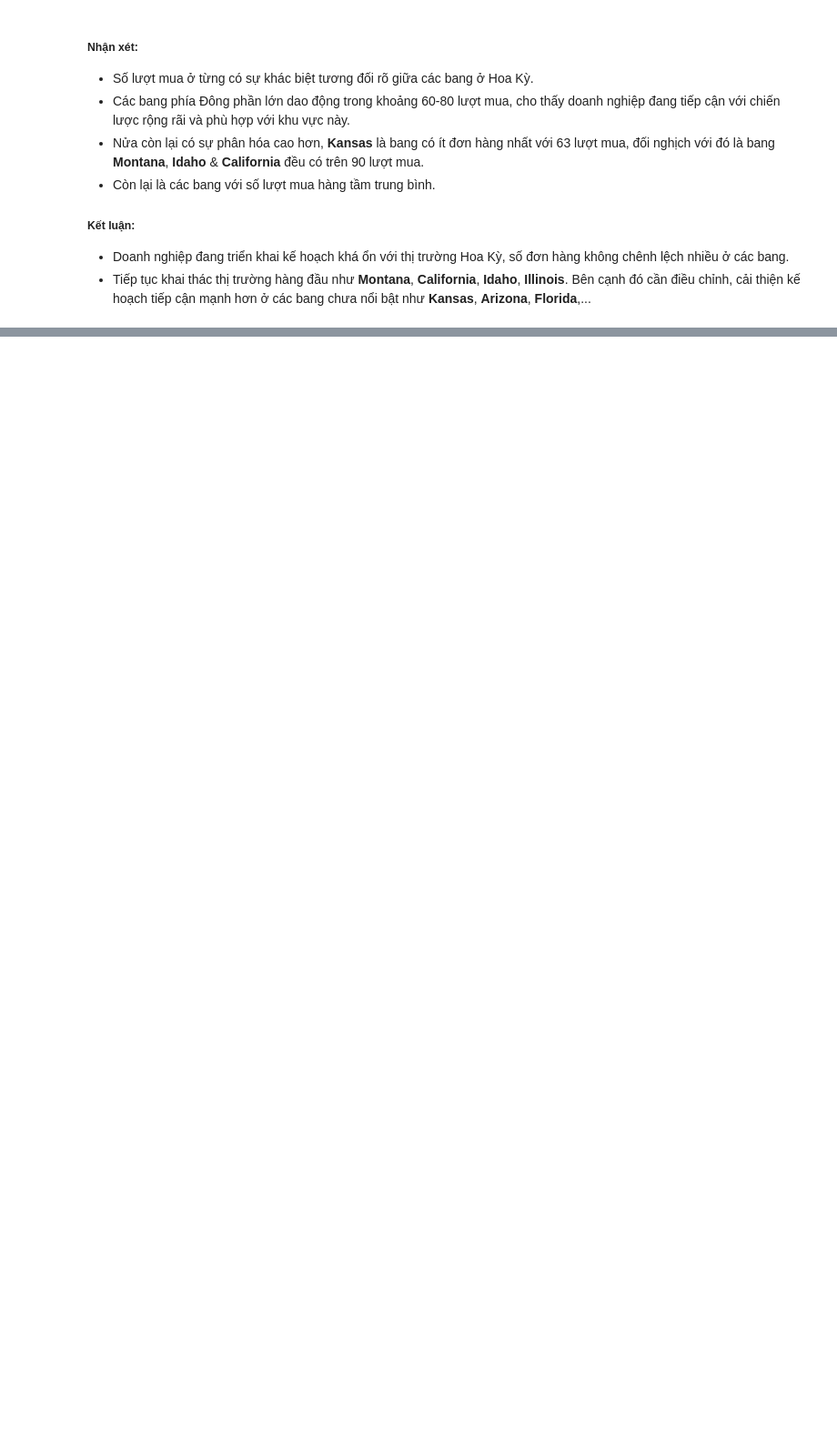
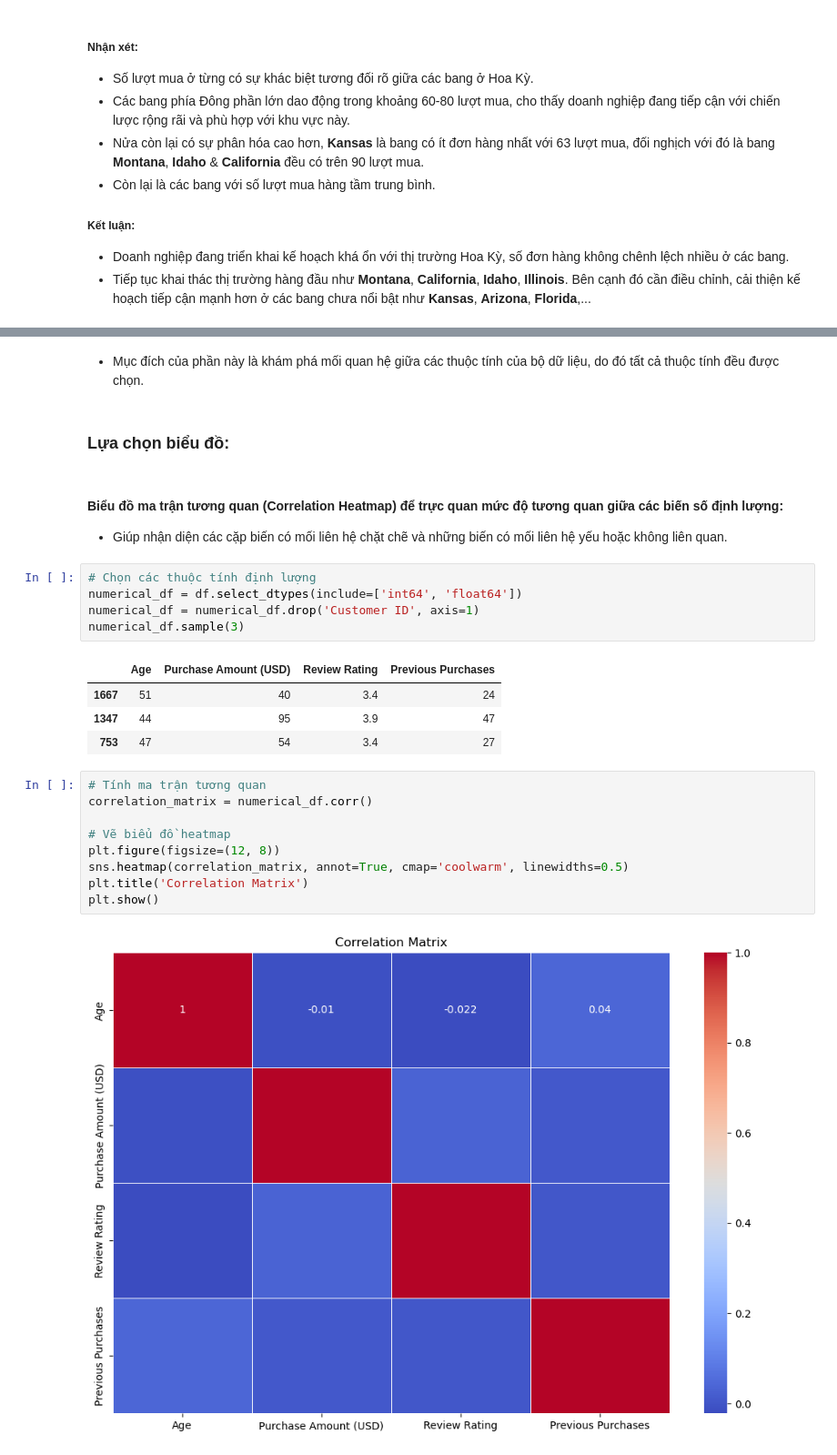
Before and after one commit to LeNguyenGiaBaoFITHCMUS/DV_Lab01, a Jupyter notebook: In progress/Sources/DataVisualization_22120023.ipynb, the cells around one changed output, grey strips where cells are left out. Shown at 91% size. Cells and saved outputs as stored; diff of their text form; blank space fills up the shorter version.

Commit message:
DataVisualization_22120023 final

```diff
--- a/In progress/Sources/DataVisualization_22120023.ipynb
+++ b/In progress/Sources/DataVisualization_22120023.ipynb
@@ -251,0 +254,28 @@ fig.show()
+# %% [markdown]
+- Mục đích của phần này là khám phá mối quan hệ giữa các thuộc tính của bộ dữ liệu, do đó tất cả thuộc tính đều được chọn.
+# %% [markdown]
+### Lựa chọn biểu đồ:
+# %% [markdown]
+#### Biểu đồ **ma trận tương quan (Correlation Heatmap)** để trực quan mức độ tương quan giữa các biến số định lượng:
+- Giúp nhận diện các cặp biến có mối liên hệ chặt chẽ và những biến có mối liên hệ yếu hoặc không liên quan.
+# %%
+# Chọn các thuộc tính định lượng
+numerical_df = df.select_dtypes(include=['int64', 'float64'])
+numerical_df = numerical_df.drop('Customer ID', axis=1)
+numerical_df.sample(3)
+# %% [output]
+|  | Age | Purchase Amount (USD) | Review Rating | Previous Purchases |
+| 1667 | 51 | 40 | 3.4 | 24 |
+| 1347 | 44 | 95 | 3.9 | 47 |
+| 753 | 47 | 54 | 3.4 | 27 |
+# %%
+# Tính ma trận tương quan
+correlation_matrix = numerical_df.corr()
+
+# Vẽ biểu đồ heatmap
+plt.figure(figsize=(12, 8))
+sns.heatmap(correlation_matrix, annot=True, cmap='coolwarm', linewidths=0.5)
+plt.title('Correlation Matrix')
+plt.show()
+# %% [output]
+[figure, added]
```
Also changed, not shown: parts of 19 cells of this notebook.
